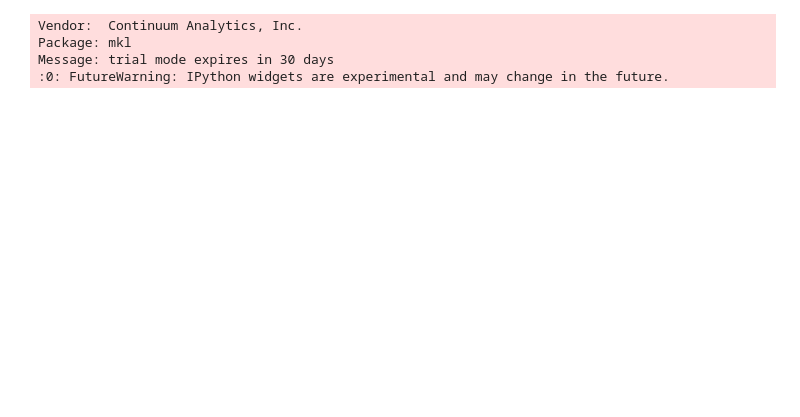
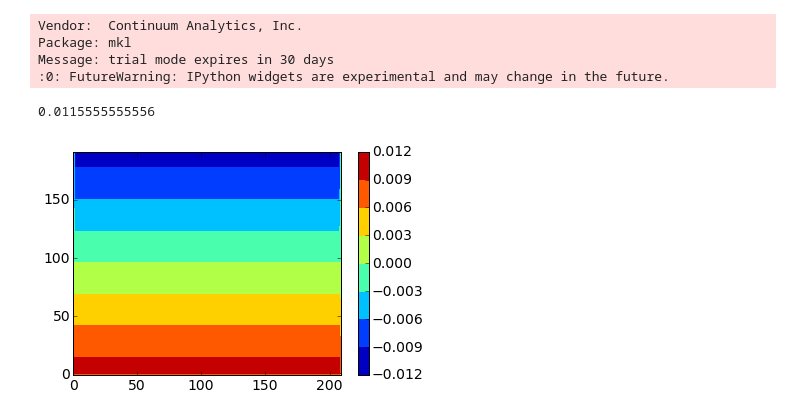
Before and after one commit to AlessandroMozzato/notebooks, a Jupyter notebook: GradientVelocity.ipynb, the cells around one changed output. Cells and saved outputs as stored; diff of their text form; code cells hidden in the pictures; blank space fills up the shorter version.

```diff
--- a/GradientVelocity.ipynb
+++ b/GradientVelocity.ipynb
@@ -122,13 +94,0 @@ S0[67*2:83*2,34*2:42*2] = 10
-# %%
-U = np.zeros_like(S0)
-U[:,:] = 10
-V = np.zeros_like(S0)
-V[:,:] = 0
-# %%
-S = np.array(S0)
-for i in range(0,200):
-    S = dt*S + dt*dHdy*id_x.dot(S.T).T /(2*dx)+ dt*dHdx*id_y.dot(S)/(2*dy)
-# %%
-S = np.array(S0)
-for i in range(0,200):
-    S = dt*S + dt*U*id_x.dot(S.T).T /(2*dx)+ dt*V*id_y.dot(S)/(2*dy)
@@ -139,0 +200,13 @@ for i in range(0,30):
+# %%
+Depth, hfacc, dxF, dyF, X, Y, Z, nx, ny, k = grid(36)
+
+Depth1 = np.zeros_like(Depth)
+for xx in range(len(X)):
+    for yy in range(len(Y)):
+        Depth1[yy,xx] = (xx - len(X)/2)**2 + (yy - len(Y)/2)**2
+plt.contourf(Sy)
+plt.colorbar()
+print Sx.max()
+# %% [output]
+0.0115555555556
+[figure, added]
```
Also changed, not shown: parts of 13 cells of this notebook, 1 other file.
